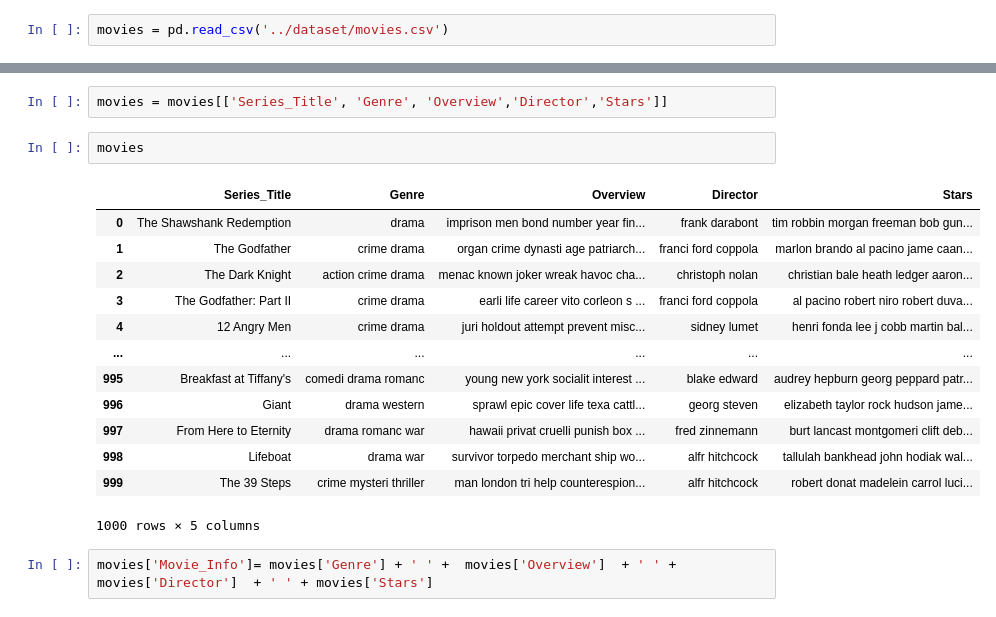
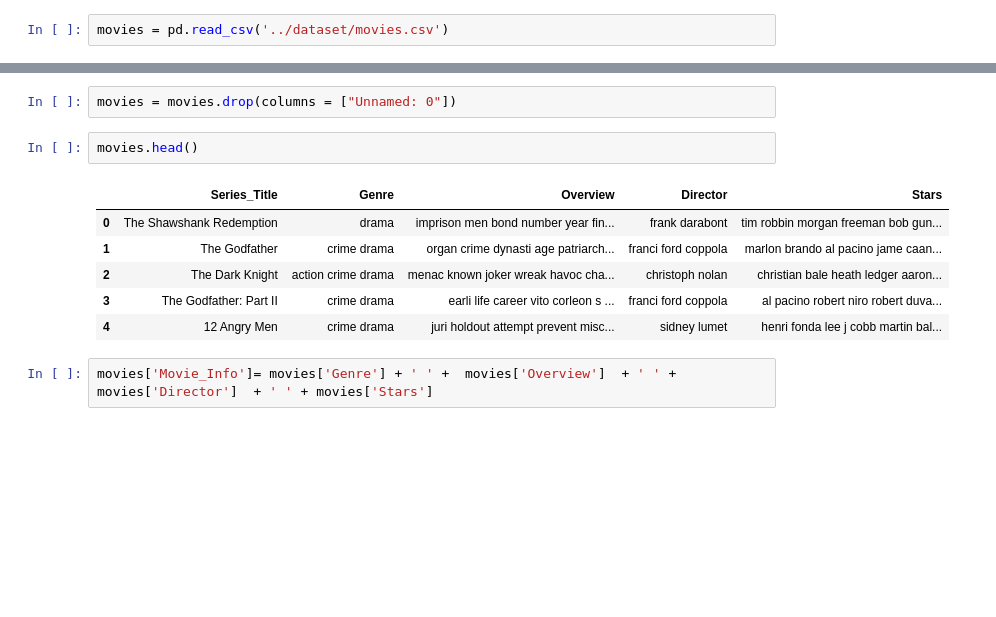
Before and after one commit to Chongaaaa/Python-AI, a Jupyter notebook: python_notebook/cosine_sim.ipynb, the cells around one changed output, grey strips where cells are left out. Cells and saved outputs as stored; diff of their text form; blank space fills up the shorter version.

Commit message:
replace with drop column

```diff
--- a/python_notebook/cosine_sim.ipynb
+++ b/python_notebook/cosine_sim.ipynb
@@ -19,21 +14,14 @@ movies.head(10)
 # %%
-movies = movies[['Series_Title', 'Genre', 'Overview','Director','Stars']]
+movies = movies.drop(columns = ["Unnamed: 0"])
 # %%
-movies
+movies.head()
 # %% [output]
 |  | Series_Title | Genre | Overview | Director | Stars |
 | 0 | The Shawshank Redemption | drama | imprison men bond number year fin... | frank darabont | tim robbin morgan freeman bob gun... |
 | 1 | The Godfather | crime drama | organ crime dynasti age patriarch... | franci ford coppola | marlon brando al pacino jame caan... |
 | 2 | The Dark Knight | action crime drama | menac known joker wreak havoc cha... | christoph nolan | christian bale heath ledger aaron... |
 | 3 | The Godfather: Part II | crime drama | earli life career vito corleon s ... | franci ford coppola | al pacino robert niro robert duva... |
 | 4 | 12 Angry Men | crime drama | juri holdout attempt prevent misc... | sidney lumet | henri fonda lee j cobb martin bal... |
-| ... | ... | ... | ... | ... | ... |
-| 995 | Breakfast at Tiffany's | comedi drama romanc | young new york socialit interest ... | blake edward | audrey hepburn georg peppard patr... |
-| 996 | Giant | drama western | sprawl epic cover life texa cattl... | georg steven | elizabeth taylor rock hudson jame... |
-| 997 | From Here to Eternity | drama romanc war | hawaii privat cruelli punish box ... | fred zinnemann | burt lancast montgomeri clift deb... |
-| 998 | Lifeboat | drama war | survivor torpedo merchant ship wo... | alfr hitchcock | tallulah bankhead john hodiak wal... |
-| 999 | The 39 Steps | crime mysteri thriller | man london tri help counterespion... | alfr hitchcock | robert donat madelein carrol luci... |
-1000 rows × 5 columns
 # %%
 movies['Movie_Info']= movies['Genre'] + ' ' +  movies['Overview']  + ' ' + movies['Director']  + ' ' + movies['Stars']
 # %%
```
Also changed, not shown: parts of 2 cells of this notebook.
